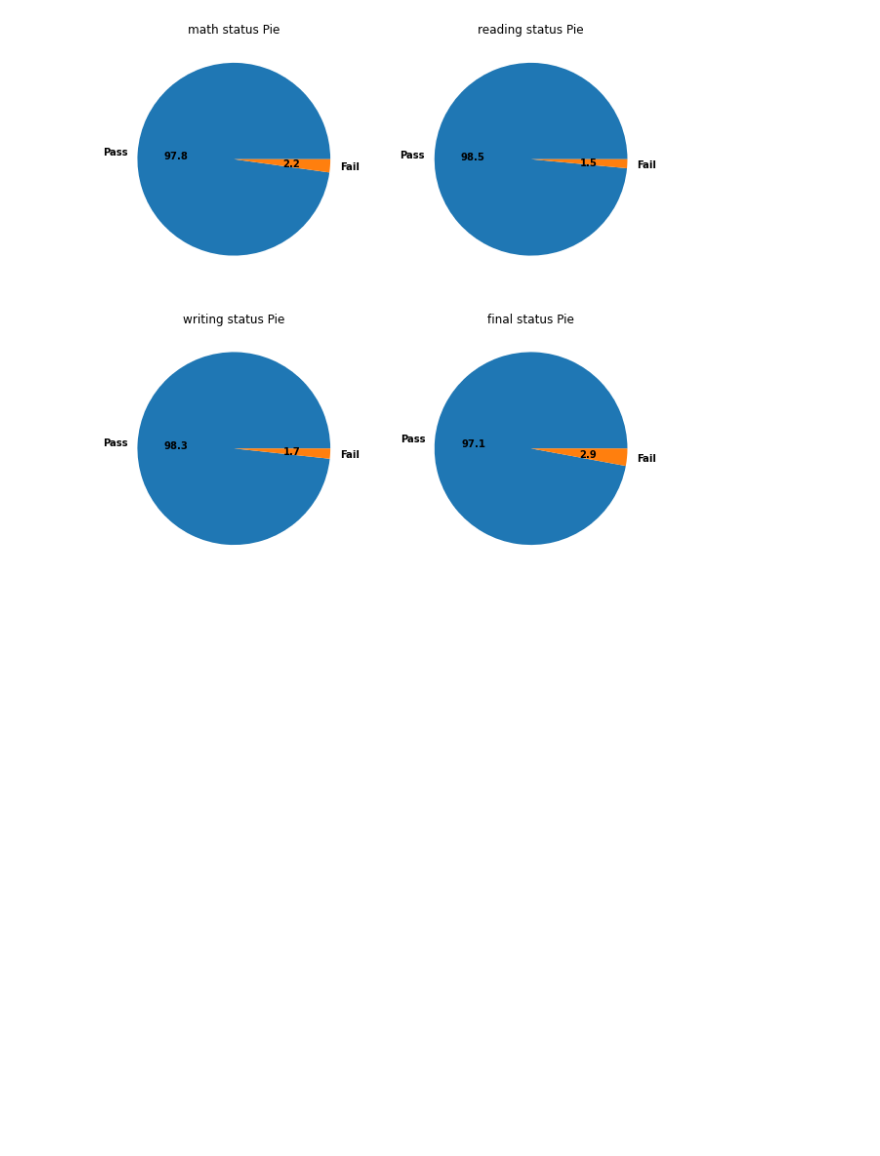
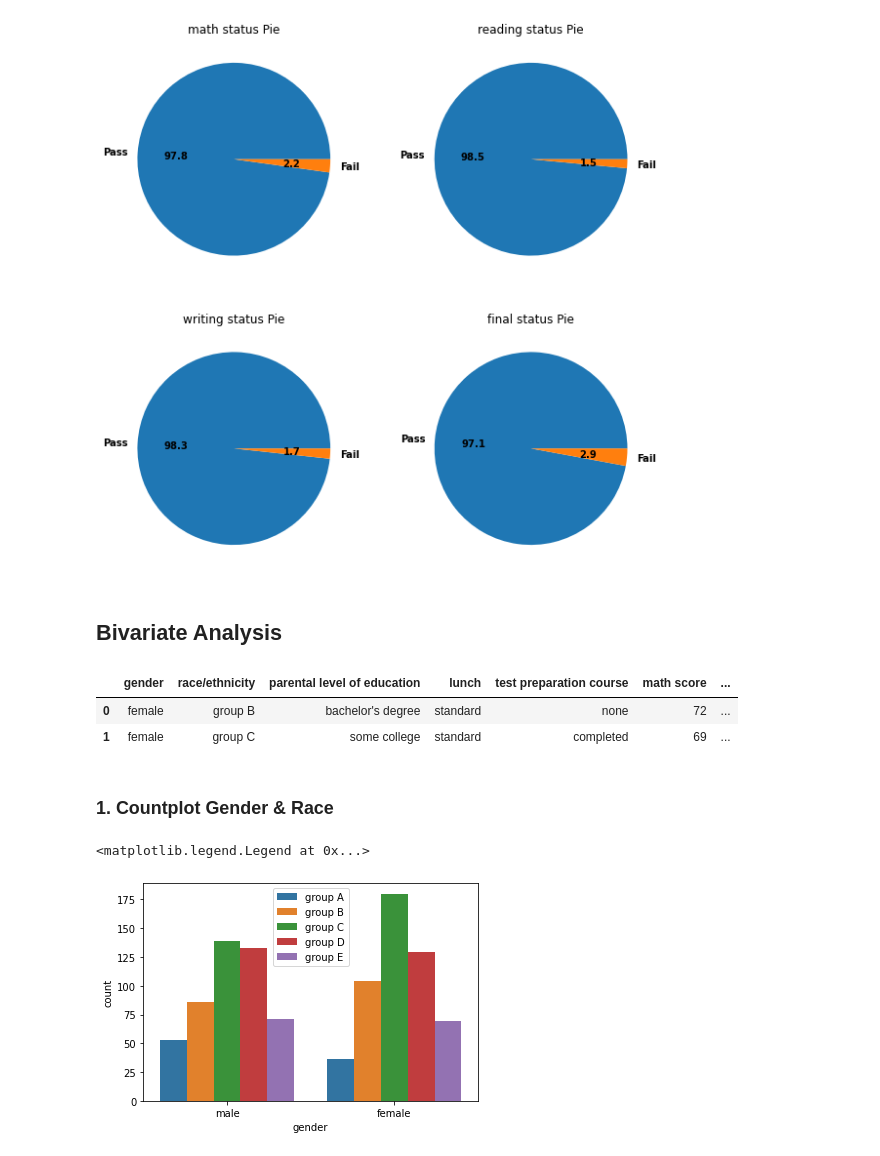
Before and after one commit to SushilKokare/EDA, a Jupyter notebook: 2_Student_Performance/Student Performance.ipynb, the cells around one changed output. Drawn from its saved outputs; the diff is of its cells as text; code cells hidden in the pictures; blank space fills up the shorter version.

```diff
--- a/2_Student_Performance/Student Performance.ipynb
+++ b/2_Student_Performance/Student Performance.ipynb
@@ -252,3 +252,21 @@ plt.title('final status Pie')
 # %% [output]
 Text(0.5, 1.0, 'final status Pie')
 [figure]
+# %% [markdown]
+## Bivariate Analysis
+# %%
+hd(2)
+# %% [output]
+|  | gender | race/ethnicity | parental level of education | lunch | test preparation course | math score | ... |
+| 0 | female | group B | bachelor's degree | standard | none | 72 | ... |
+| 1 | female | group C | some college | standard | completed | 69 | ... |
+# %% [markdown]
+### 1. Countplot Gender & Race
+# %%
+sns.countplot(data=df,x='gender',hue='race/ethnicity',
+              order=['male','female'],hue_order=['group A','group B','group C','group D','group E'])
+
+plt.legend(loc='upper center')
+# %% [output]
+<matplotlib.legend.Legend at 0x...>
+[figure, added]
```
Also changed, not shown: parts of 12 cells of this notebook.
